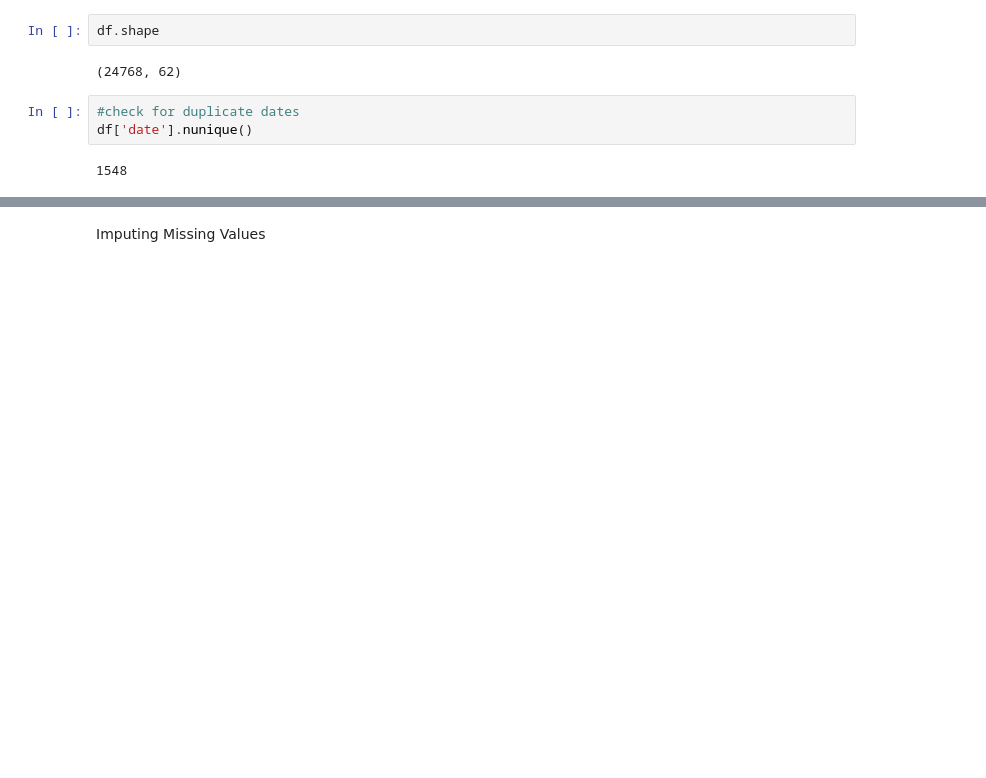
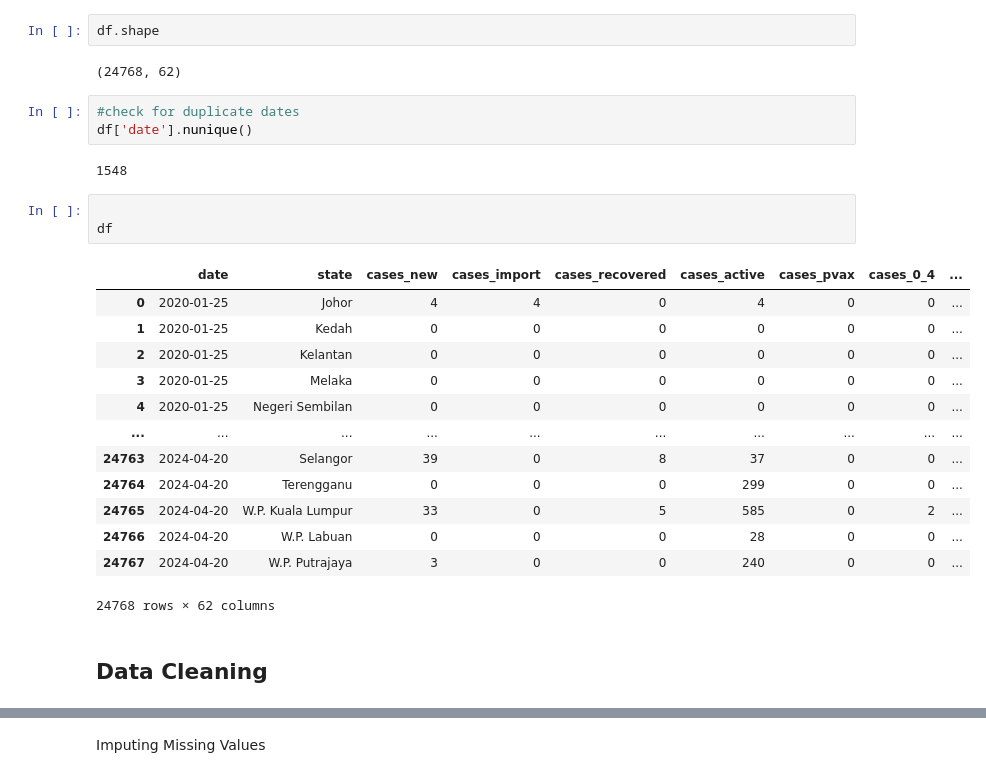
Before and after one commit to MarcusO17/5011-cem-ml, a Jupyter notebook: notebooks/states_EDA.ipynb, the cells around one changed output, grey strips where cells are left out. Cells and saved outputs as stored; diff of their text form; blank space fills up the shorter version.

```diff
--- a/notebooks/states_EDA.ipynb
+++ b/notebooks/states_EDA.ipynb
@@ -212,3 +185,22 @@ df.shape
 df['date'].nunique()
 # %% [output]
 1548
+# %%
+
+df
+# %% [output]
+|  | date | state | cases_new | cases_import | cases_recovered | cases_active | cases_pvax | cases_0_4 | ... |
+| 0 | 2020-01-25 | Johor | 4 | 4 | 0 | 4 | 0 | 0 | ... |
+| 1 | 2020-01-25 | Kedah | 0 | 0 | 0 | 0 | 0 | 0 | ... |
+| 2 | 2020-01-25 | Kelantan | 0 | 0 | 0 | 0 | 0 | 0 | ... |
+| 3 | 2020-01-25 | Melaka | 0 | 0 | 0 | 0 | 0 | 0 | ... |
+| 4 | 2020-01-25 | Negeri Sembilan | 0 | 0 | 0 | 0 | 0 | 0 | ... |
+| ... | ... | ... | ... | ... | ... | ... | ... | ... | ... |
+| 24763 | 2024-04-20 | Selangor | 39 | 0 | 8 | 37 | 0 | 0 | ... |
+| 24764 | 2024-04-20 | Terengganu | 0 | 0 | 0 | 299 | 0 | 0 | ... |
+| 24765 | 2024-04-20 | W.P. Kuala Lumpur | 33 | 0 | 5 | 585 | 0 | 2 | ... |
+| 24766 | 2024-04-20 | W.P. Labuan | 0 | 0 | 0 | 28 | 0 | 0 | ... |
+| 24767 | 2024-04-20 | W.P. Putrajaya | 3 | 0 | 0 | 240 | 0 | 0 | ... |
+24768 rows × 62 columns
+# %% [markdown]
+## Data Cleaning
```
Also changed, not shown: parts of 36 cells of this notebook, 1 other file.
